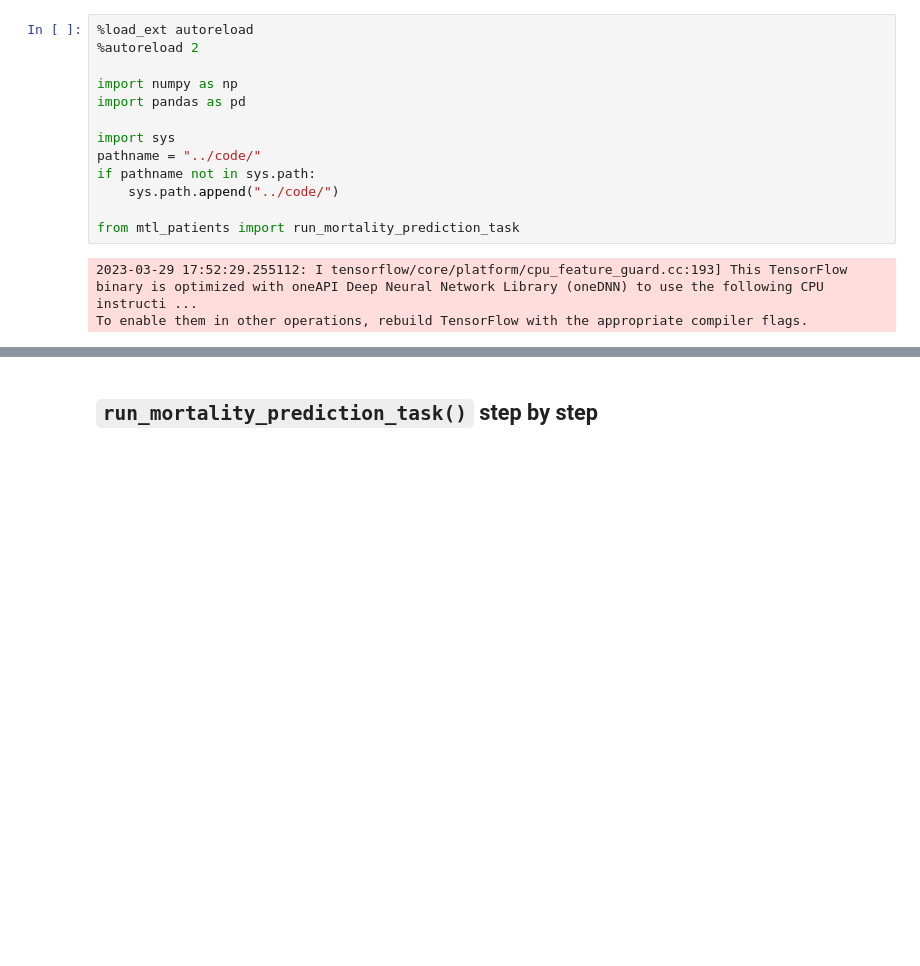
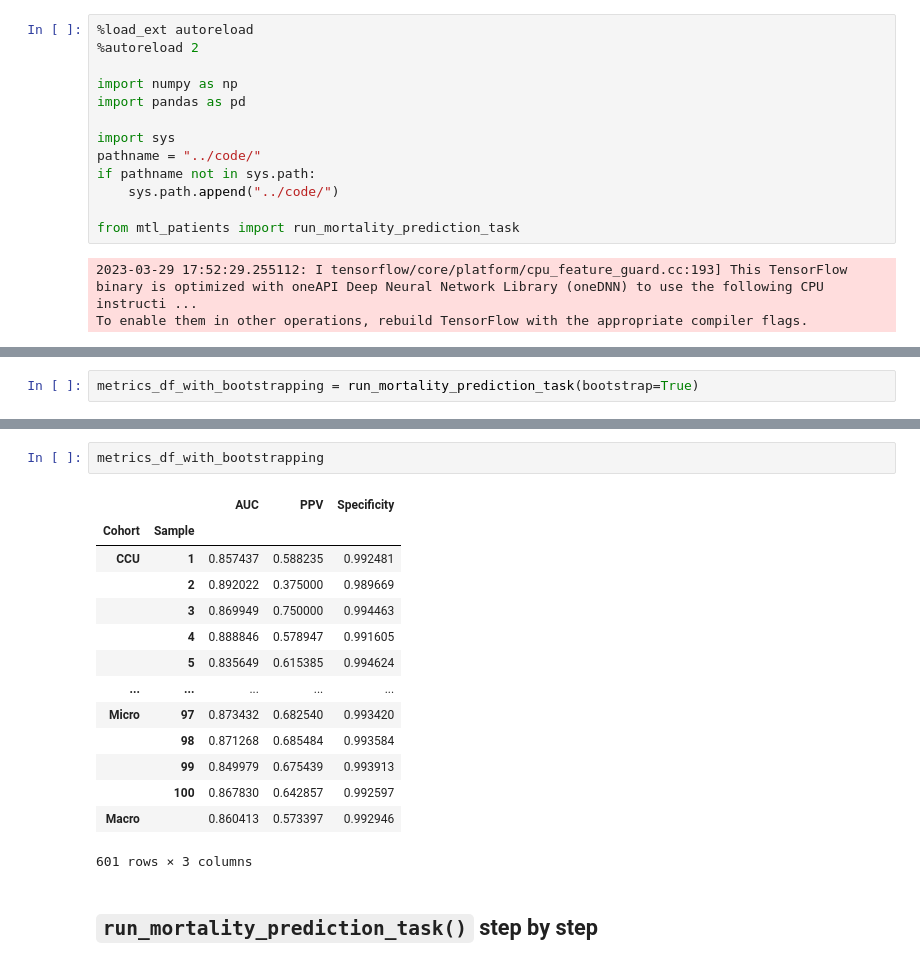
Before and after one commit to ger6-illini/dl4h-sp23-project, a Jupyter notebook: notebooks/testing-baseline-with-bootstrapping.ipynb, the cells around one changed output, grey strips where cells are left out. Drawn from its saved outputs; the diff is of its cells as text; blank space fills up the shorter version.

```diff
--- a/notebooks/testing-baseline-with-bootstrapping.ipynb
+++ b/notebooks/testing-baseline-with-bootstrapping.ipynb
@@ -20,0 +65,2 @@ To enable them in other operations, rebuild TensorFlow with the appropriate comp
+# %%
+metrics_df_with_bootstrapping = run_mortality_prediction_task(bootstrap=True)
@@ -21,3 +91,20 @@ To enable them in other operations, rebuild TensorFlow with the appropriate comp
+# %%
+metrics_df_with_bootstrapping
+# %% [output]
+|  |  | AUC | PPV | Specificity |
+| Cohort | Sample |  |  |  |
+| CCU | 1 | 0.857437 | 0.588235 | 0.992481 |
+|  | 2 | 0.892022 | 0.375000 | 0.989669 |
+|  | 3 | 0.869949 | 0.750000 | 0.994463 |
+|  | 4 | 0.888846 | 0.578947 | 0.991605 |
+|  | 5 | 0.835649 | 0.615385 | 0.994624 |
+| ... | ... | ... | ... | ... |
+| Micro | 97 | 0.873432 | 0.682540 | 0.993420 |
+|  | 98 | 0.871268 | 0.685484 | 0.993584 |
+|  | 99 | 0.849979 | 0.675439 | 0.993913 |
+|  | 100 | 0.867830 | 0.642857 | 0.992597 |
+| Macro |  | 0.860413 | 0.573397 | 0.992946 |
+601 rows × 3 columns
 # %% [markdown]
 ## `run_mortality_prediction_task()` step by step
 # %% [markdown]
```
Also changed, not shown: parts of 33 cells of this notebook, 8 other files.
